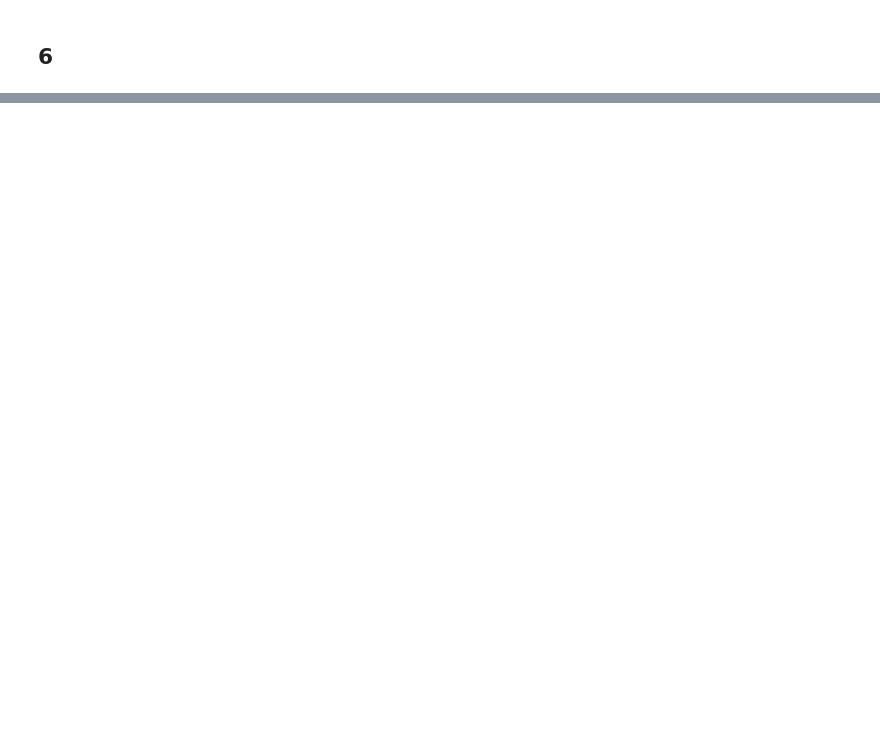
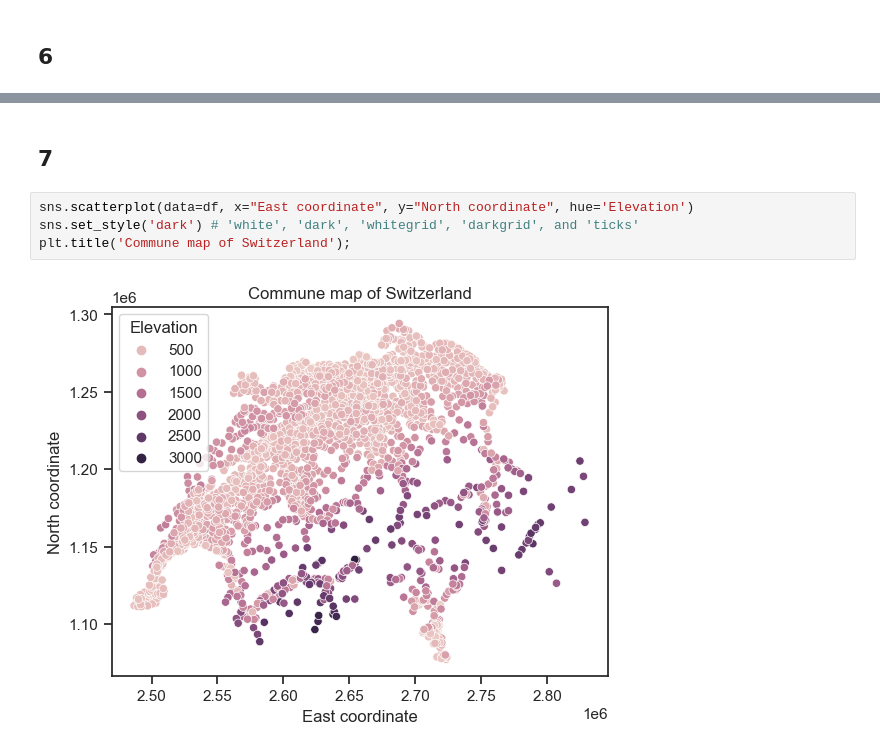
Before and after one commit to ZahraaHakeem/EPFL_Course1_FinalProject, a Jupyter notebook: FinalProject with EPFL.ipynb, the cells around one changed output, grey strips where cells are left out. Drawn from its saved outputs; the diff is of its cells as text; blank space fills up the shorter version.

```diff
--- a/FinalProject with EPFL.ipynb
+++ b/FinalProject with EPFL.ipynb
@@ -358,0 +360,8 @@ plt.show()
+# %% [markdown]
+## 7
+# %%
+sns.scatterplot(data=df, x="East coordinate", y="North coordinate", hue='Elevation')
+sns.set_style('dark') # 'white', 'dark', 'whitegrid', 'darkgrid', and 'ticks'
+plt.title('Commune map of Switzerland');
+# %% [output]
+[figure, added]
```
Also changed, not shown: parts of 5 cells of this notebook.
